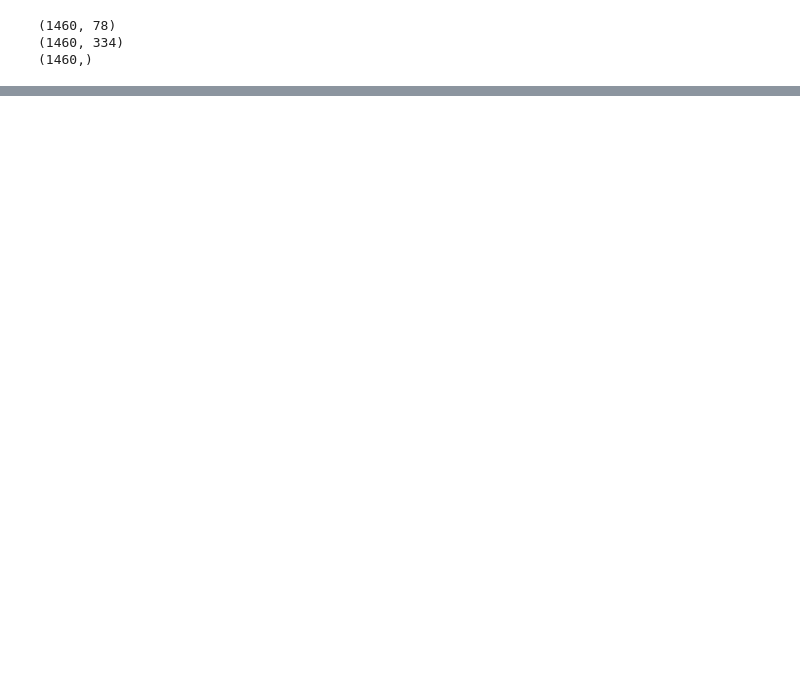
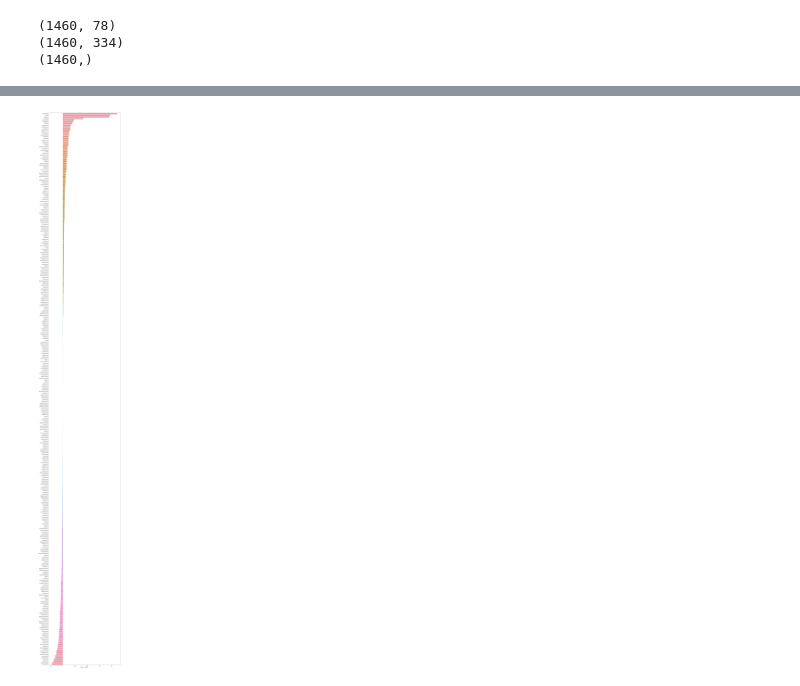
Before and after one commit to bermr/house-prices, a Jupyter notebook: house-prices-prediction.ipynb, the cells around one changed output, grey strips where cells are left out. Cells and saved outputs as stored; diff of their text form; code cells hidden in the pictures; blank space fills up the shorter version.

```diff
--- a/house-prices-prediction.ipynb
+++ b/house-prices-prediction.ipynb
@@ -176,0 +193,9 @@ AttributeError: 'str' object has no attribute 'r2_score'
+# %%
+ranking = np.argsort(-regressor.coef_.ravel())
+f, ax = plt.subplots(figsize=(15, 100))
+sn.barplot(x=regressor.coef_.ravel()[ranking], y=X_train.columns.values[ranking], orient='h')
+ax.set_xlabel("feature importance")
+plt.tight_layout()
+plt.show()
+# %% [output]
+[figure, added]
```
Also changed, not shown: parts of 12 cells of this notebook.
